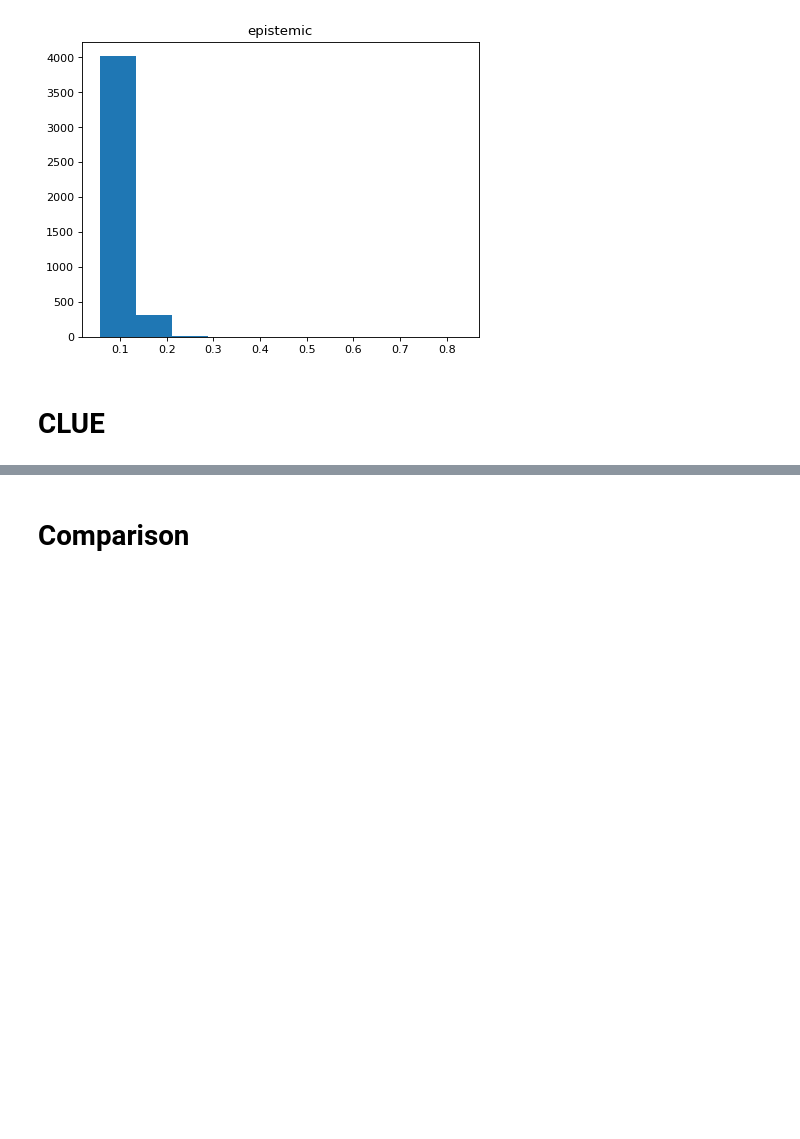
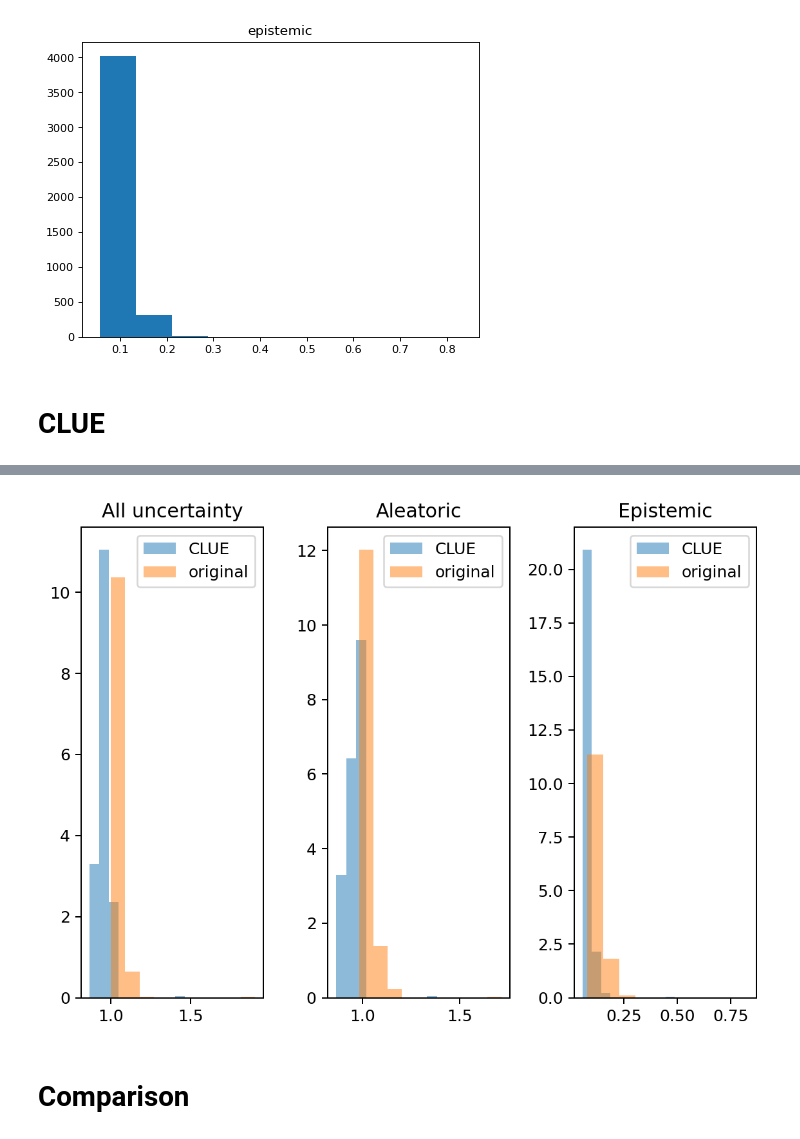
Before and after one commit to lsch0lz/counterfactuals, a Jupyter notebook: examples/lsat_example.ipynb, the cells around one changed output, grey strips where cells are left out. Saved outputs shown, nothing was run; the diff lists cells and outputs as text; code cells hidden in the pictures; blank space fills up the shorter version.

Commit message:
fix: different clue results

```diff
--- a/examples/lsat_example.ipynb
+++ b/examples/lsat_example.ipynb
@@ -281,28 +298,30 @@ RuntimeError: one of the variables needed for gradient computation has been modi
 # %%
 
-mu_vec, std_vec = bnn_gauss.sample_predict(x_vec[-1], Nsamples=0, grad=False)
+mu_vec, std_vec = bnn_gauss.sample_predict(x_vec[-1], num_samples=0, grad=False)
 post_uncert, post_aleatoric, post_epistemic = decompose_std_gauss(mu_vec, std_vec)
-post_preds = mu_vec.mean(dim=0).cpu().numpy()
+post_preds = mu_vec.mean(dim=0).detach().cpu().numpy()
 
 
 fig, axes = plt.subplots(1, 3, dpi=180)
 
-axes[0].hist(post_uncert.cpu().numpy(), density=True, alpha=0.5, label='CLUE')
+axes[0].hist(post_uncert.detach().cpu().numpy(), density=True, alpha=0.5, label='CLUE')
 axes[0].hist(te_uncertainty_vec[use_index[:Nbatch]], density=True, alpha=0.5, label='original')
 axes[0].set_title('All uncertainty')
 axes[0].legend()
 
-axes[1].hist(post_aleatoric.cpu().numpy(), density=True, alpha=0.5, label='CLUE')
+axes[1].hist(post_aleatoric.detach().cpu().numpy(), density=True, alpha=0.5, label='CLUE')
 axes[1].hist(te_aleatoric_vec[use_index[:Nbatch]], density=True, alpha=0.5, label='original')
 axes[1].set_title('Aleatoric')
-axes[1].legend()
+axes[1].legend()fix:
 
-axes[2].hist(post_epistemic.cpu().numpy(), density=True, alpha=0.5, label='CLUE')
+axes[2].hist(post_epistemic.detach().cpu().numpy(), density=True, alpha=0.5, label='CLUE')
 axes[2].hist(te_epistemic_vec[use_index[:Nbatch]], density=True, alpha=0.5, label='original')
 axes[2].set_title('Epistemic')
 axes[2].legend()
 
 plt.tight_layout()
+# %% [output]
+[figure, added]
 # %% [markdown]
 # Comparison
 # %%
```
Also changed, not shown: parts of 6 cells of this notebook.
